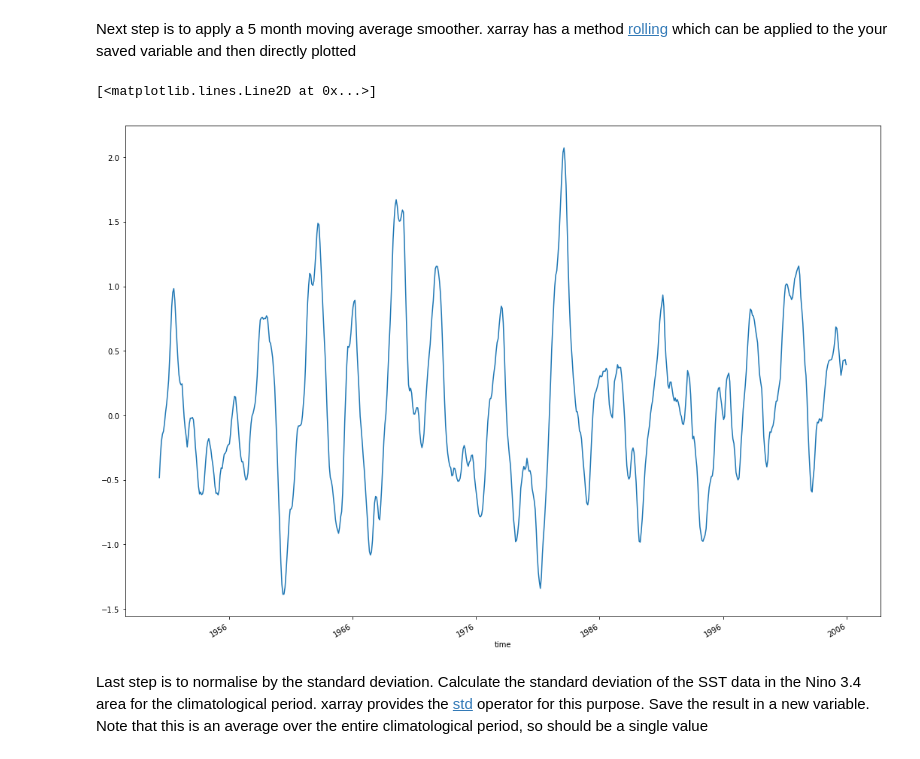
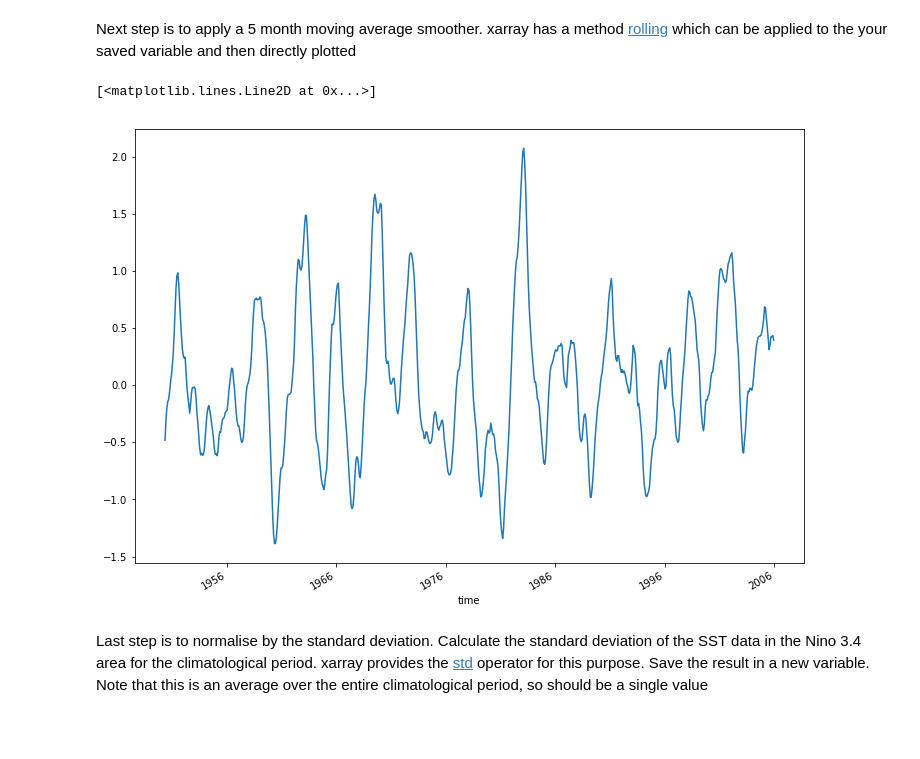
Before and after one commit to coecms-training/introduction_to_xarray, a Jupyter notebook: Problem 2 - Calculate Nino 3.4 time series - worked answer.ipynb, the cells around one changed output. Drawn from its saved outputs; the diff is of its cells as text; code cells hidden in the pictures; blank space fills up the shorter version.

```diff
--- a/Problem 2 - Calculate Nino 3.4 time series - worked answer.ipynb
+++ b/Problem 2 - Calculate Nino 3.4 time series - worked answer.ipynb
@@ -122,10 +122,10 @@ index_nino34.plot(size=12)
 # %% [markdown]
 Next step is to apply a 5 month moving average smoother. xarray has a method [rolling](http://xarray.pydata.org/en/stable/generated/xarray.DataArray.rolling.html) which can be applied to the your saved variable and then directly plotted
 # %%
-index_nino34.rolling(time=5).mean().plot(size=12)
+index_nino34.rolling(time=5).mean().plot(size=8)
 # %% [output]
 [<matplotlib.lines.Line2D at 0x...>]
-[figure, old version]
+[figure, new version]
 # %% [markdown]
 Last step is to normalise by the standard deviation. Calculate the standard deviation of the SST data in the Nino 3.4 area for the climatological period. xarray provides the [std](http://xarray.pydata.org/en/stable/generated/xarray.DataArray.std.html?highlight=std) operator for this purpose. Save the result in a new variable. Note that this is an average over the entire climatological period, so should be a single value
 # %%
```
Also changed, not shown: parts of 4 cells of this notebook, 1 other file.
